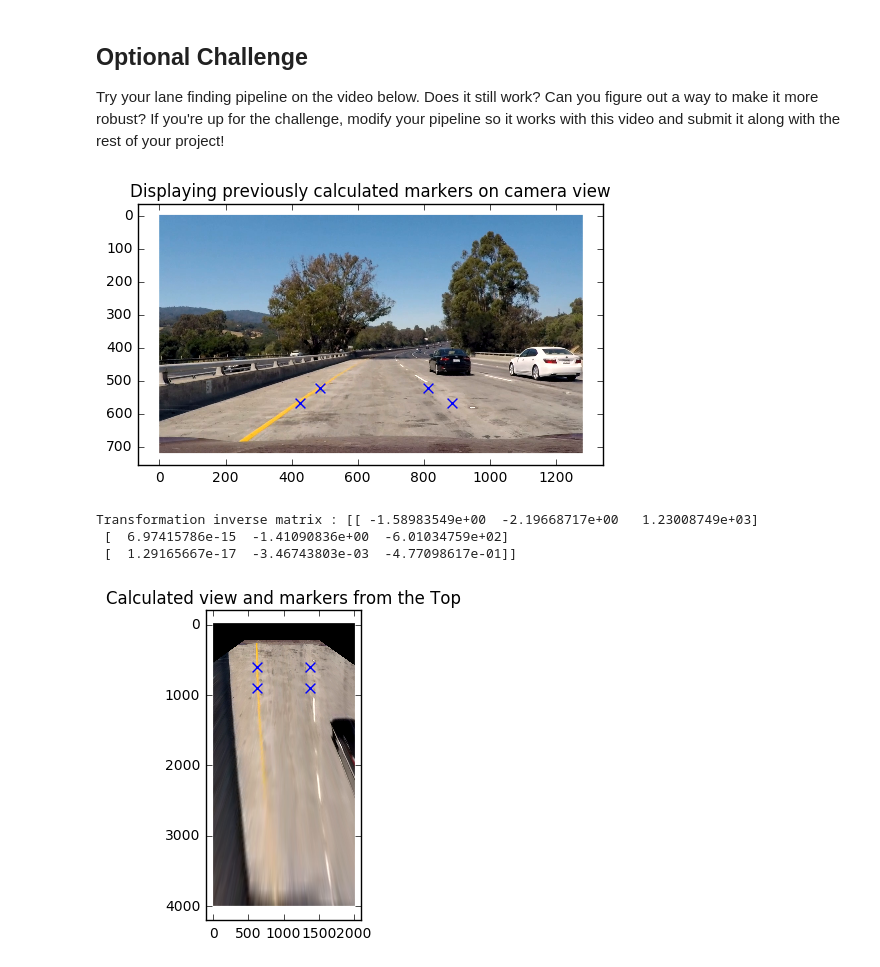
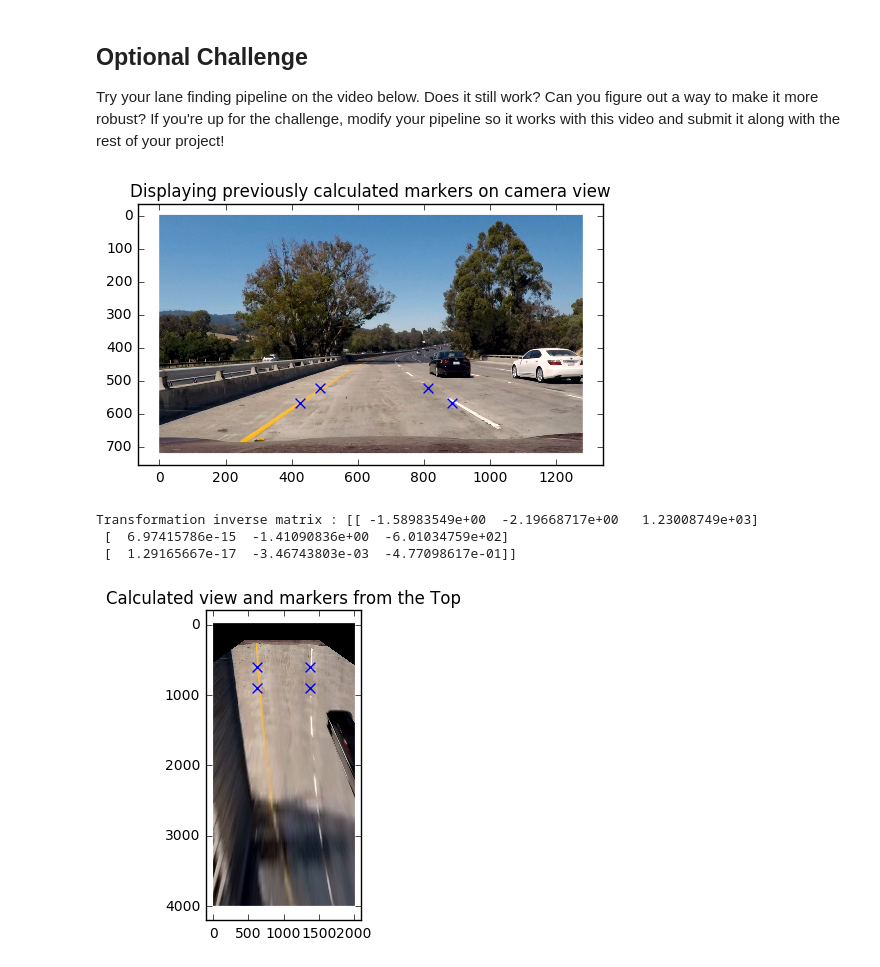
Before and after one commit to rdjondo/CarND-LaneLines-P1, a Jupyter notebook: P1.ipynb, the cells around one changed output. Drawn from its saved outputs; the diff is of its cells as text; code cells hidden in the pictures.

```diff
--- a/P1.ipynb
+++ b/P1.ipynb
@@ -550,7 +639,7 @@ challenge_output = 'extra.mp4'
 clip2 = VideoFileClip('challenge.mp4')
 # %%
 # Extract difficult image from extra challenge
-extra_img = clip2.get_frame(4.5)
+extra_img = clip2.get_frame(4.8)
 plt.imshow(extra_img)
 # Recalculate projective transform because image size is not the same
 
@@ -559,34 +648,34 @@ points_px = np.float32( [ [320, 425], [365, 390], [665, 425], [610, 390] ] )* ex
 
 transfM = cv2.getPerspectiveTransform(points_px,points_m)
 #print('Transformation matrix: \n', transfM)
 
 for line in range(points_px.shape[0]):
     plt.scatter(points_px[line][0], points_px[line][1], s=50, c='blue', marker='x')
 
 
 plt.title('Displaying previously calculated markers on camera view')
 plt.show()
 
 transfMInv = np.linalg.inv(transfM)
 print('Transformation inverse matrix :', transfMInv)
 
 wrappedIm = cv2.warpPerspective(extra_img, transfM, (2000,4000))
 
 # Show transformed image
 plt.imshow(wrappedIm)
 plt.title('Calculated view and markers from the Top')
 for line in range(points_px.shape[0]):
     current_vertex = np.transpose(np.concatenate((points_px[line],[1]),axis=0)[np.newaxis])
     current_vertex = np.matmul(transfM,current_vertex)
     current_vertex = current_vertex/current_vertex[2]
     vertices[line] = np.int32((current_vertex.T)[0][0:2])
     plt.scatter(vertices[line][0], vertices[line][1], s=50, c='blue', marker='x')
 plt.show()
 # %% [output]
-[figure, old version]
+[figure, new version]
 Transformation inverse matrix : [[ -1.58983549e+00  -2.19668717e+00   1.23008749e+03]
  [  6.97415786e-15  -1.41090836e+00  -6.01034759e+02]
  [  1.29165667e-17  -3.46743803e-03  -4.77098617e-01]]
-[figure, old version]
+[figure, new version]
 # %%
 # Exploring statistical values on the frame when the car enters the brigde
```
Also changed, not shown: parts of 14 cells of this notebook, 4 other files.
